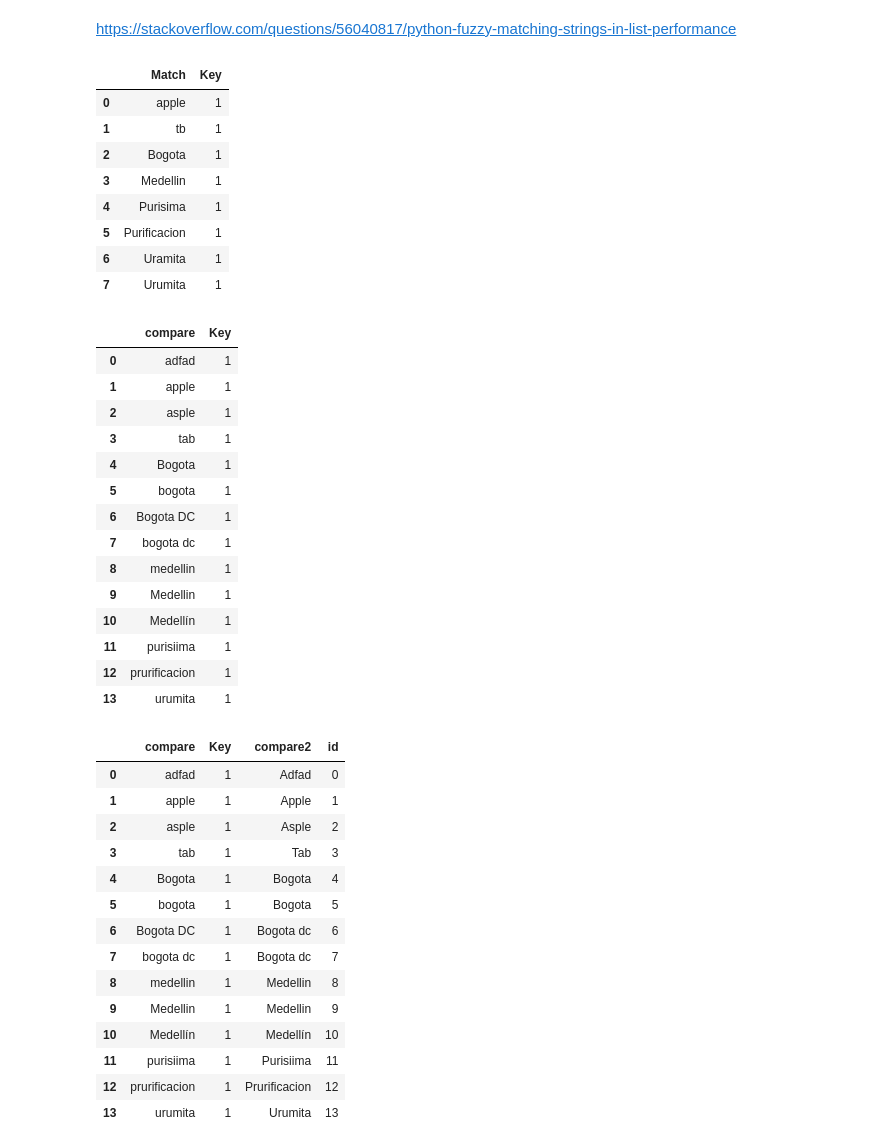
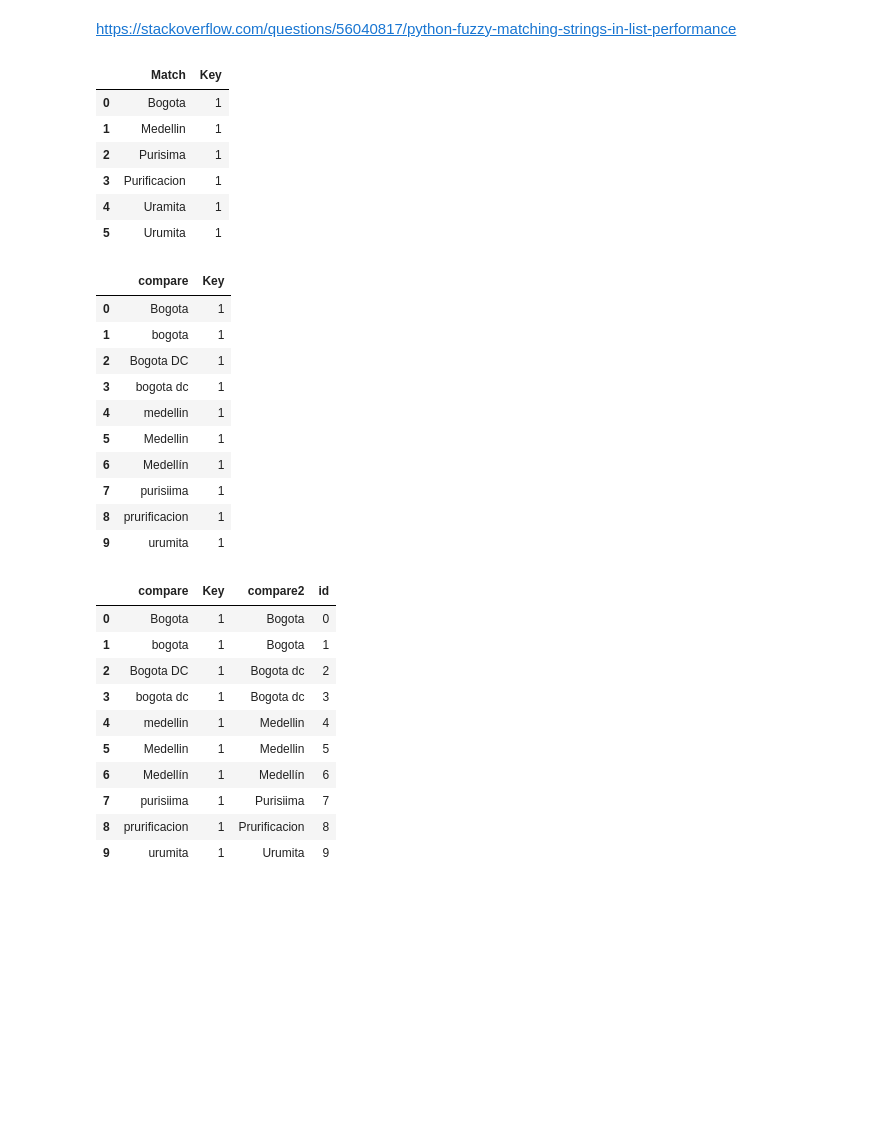
Before and after one commit to oecorrechag/Project-Francia, a Jupyter notebook: New_compation.ipynb, the cells around one changed output. Drawn from its saved outputs; the diff is of its cells as text; code cells hidden in the pictures; blank space fills up the shorter version.

```diff
--- a/New_compation.ipynb
+++ b/New_compation.ipynb
@@ -9,41 +9,35 @@ pd.set_option('display.float_format', lambda x: '%.2f' % x)
 pd.set_option('display.max_columns', None)
 pd.set_option('display.max_rows', None)
 # %%
-dataframecolumn = pd.DataFrame(["apple","tb",'Bogota','Medellin','Purisima','Purificacion','Uramita','Urumita'])
+dataframecolumn = pd.DataFrame(['Bogota','Medellin','Purisima','Purificacion','Uramita','Urumita'])
 dataframecolumn.columns = ['Match']
 dataframecolumn['Key'] = 1
 dataframecolumn
 # %% [output]
 |  | Match | Key |
-| 0 | apple | 1 |
-| 1 | tb | 1 |
-| 2 | Bogota | 1 |
-| 3 | Medellin | 1 |
-| 4 | Purisima | 1 |
-| 5 | Purificacion | 1 |
-| 6 | Uramita | 1 |
-| 7 | Urumita | 1 |
+| 0 | Bogota | 1 |
+| 1 | Medellin | 1 |
+| 2 | Purisima | 1 |
+| 3 | Purificacion | 1 |
+| 4 | Uramita | 1 |
+| 5 | Urumita | 1 |
 # %%
-compare = pd.DataFrame(["adfad","apple","asple","tab", 'Bogota', 'bogota', 'Bogota DC', 'bogota dc', 'medellin', 'Medellin', 'Medellín', 'purisiima','prurificacion','urumita'])
+compare = pd.DataFrame(['Bogota', 'bogota', 'Bogota DC', 'bogota dc', 'medellin', 'Medellin', 'Medellín', 'purisiima','prurificacion','urumita'])
 compare.columns = ['compare']
 compare['Key'] = 1
 compare
 # %% [output]
 |  | compare | Key |
-| 0 | adfad | 1 |
-| 1 | apple | 1 |
-| 2 | asple | 1 |
-| 3 | tab | 1 |
-| 4 | Bogota | 1 |
-| 5 | bogota | 1 |
-| 6 | Bogota DC | 1 |
-| 7 | bogota dc | 1 |
-| 8 | medellin | 1 |
-| 9 | Medellin | 1 |
-| 10 | Medellín | 1 |
-| 11 | purisiima | 1 |
-| 12 | prurificacion | 1 |
-| 13 | urumita | 1 |
+| 0 | Bogota | 1 |
+| 1 | bogota | 1 |
+| 2 | Bogota DC | 1 |
+| 3 | bogota dc | 1 |
+| 4 | medellin | 1 |
+| 5 | Medellin | 1 |
+| 6 | Medellín | 1 |
+| 7 | purisiima | 1 |
+| 8 | prurificacion | 1 |
+| 9 | urumita | 1 |
 # %%
 x = np.arange(len(compare))
 # %%
@@ -52,20 +46,16 @@ compare['id'] = x
 compare
 # %% [output]
 |  | compare | Key | compare2 | id |
-| 0 | adfad | 1 | Adfad | 0 |
-| 1 | apple | 1 | Apple | 1 |
-| 2 | asple | 1 | Asple | 2 |
-| 3 | tab | 1 | Tab | 3 |
-| 4 | Bogota | 1 | Bogota | 4 |
-| 5 | bogota | 1 | Bogota | 5 |
-| 6 | Bogota DC | 1 | Bogota dc | 6 |
-| 7 | bogota dc | 1 | Bogota dc | 7 |
-| 8 | medellin | 1 | Medellin | 8 |
-| 9 | Medellin | 1 | Medellin | 9 |
-| 10 | Medellín | 1 | Medellín | 10 |
-| 11 | purisiima | 1 | Purisiima | 11 |
-| 12 | prurificacion | 1 | Prurificacion | 12 |
-| 13 | urumita | 1 | Urumita | 13 |
+| 0 | Bogota | 1 | Bogota | 0 |
+| 1 | bogota | 1 | Bogota | 1 |
+| 2 | Bogota DC | 1 | Bogota dc | 2 |
+| 3 | bogota dc | 1 | Bogota dc | 3 |
+| 4 | medellin | 1 | Medellin | 4 |
+| 5 | Medellin | 1 | Medellin | 5 |
+| 6 | Medellín | 1 | Medellín | 6 |
+| 7 | purisiima | 1 | Purisiima | 7 |
+| 8 | prurificacion | 1 | Prurificacion | 8 |
+| 9 | urumita | 1 | Urumita | 9 |
 # %%
 combined_dataframe = dataframecolumn.merge(compare,on="Key",how="left")
 # combined_dataframe = combined_dataframe[~(combined_dataframe.Match==combined_dataframe.compare)]
```
Also changed, not shown: parts of 3 cells of this notebook, 1 other file.
